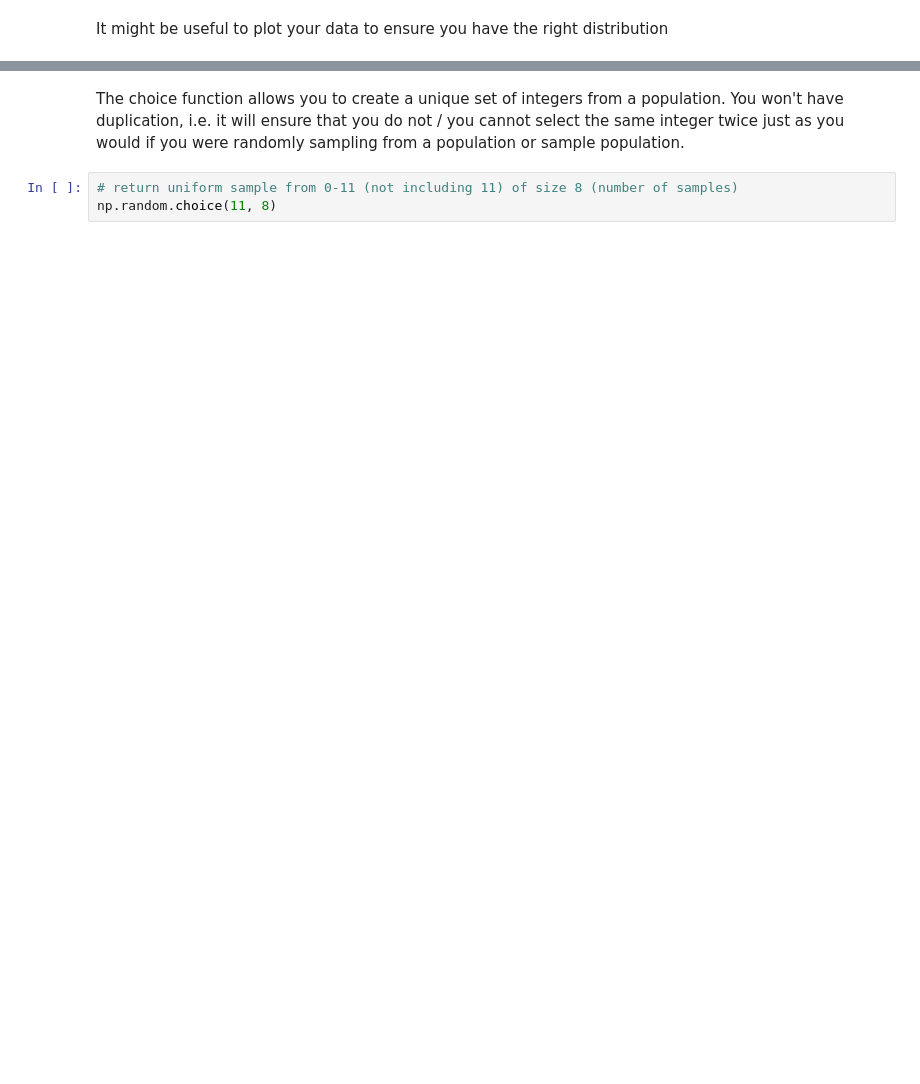
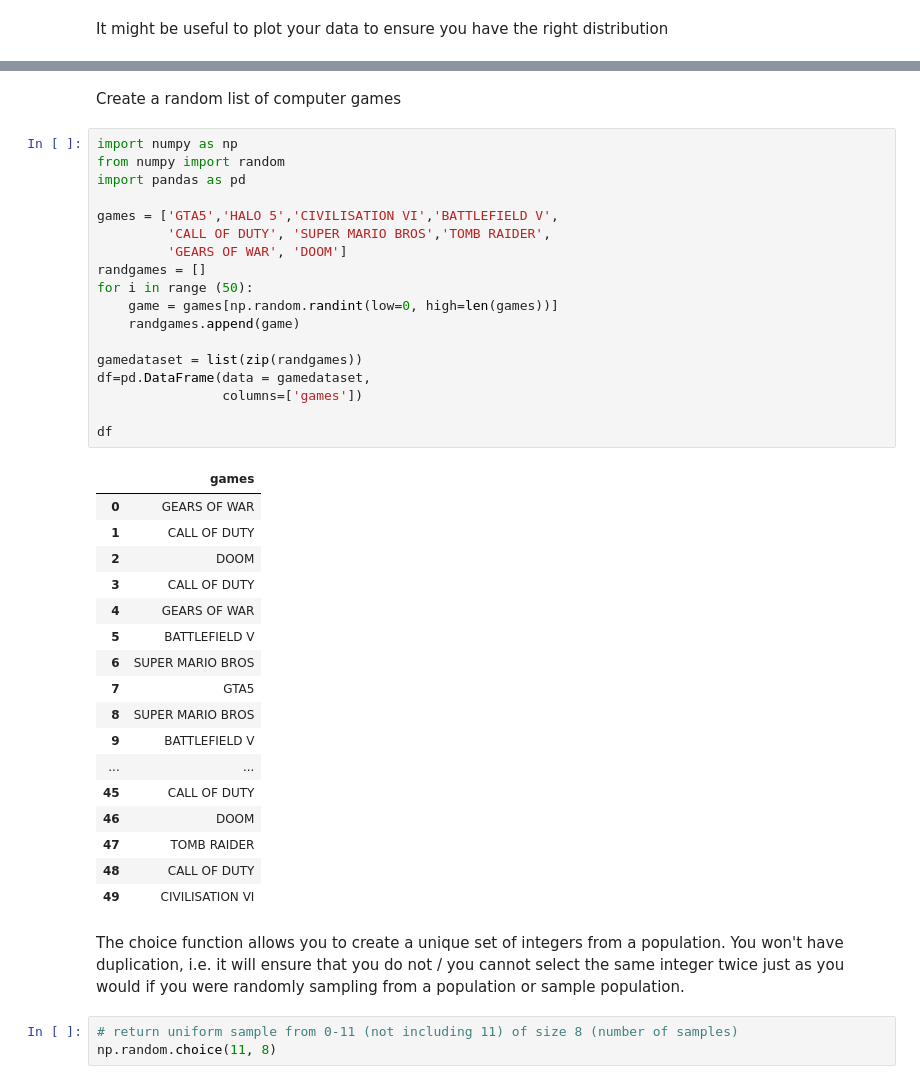
Before and after one commit to andreroche/numpy-random, a Jupyter notebook: numpy.random exploration.ipynb, the cells around one changed output, grey strips where cells are left out. Cells and saved outputs as stored; diff of their text form; blank space fills up the shorter version.

Commit message:
added permutations, shuffle and changed randint to a better example

```diff
--- a/numpy.random exploration.ipynb
+++ b/numpy.random exploration.ipynb
@@ -96,3 +102,41 @@ print("Data distributions from functions within the numPy.random package")
+# %% [markdown]
+Create a random list of computer games
+# %%
+import numpy as np
+from numpy import random
+import pandas as pd
+
+games = ['GTA5','HALO 5','CIVILISATION VI','BATTLEFIELD V',
+         'CALL OF DUTY', 'SUPER MARIO BROS','TOMB RAIDER',
+         'GEARS OF WAR', 'DOOM']
+randgames = []
+for i in range (50):
+    game = games[np.random.randint(low=0, high=len(games))]
+    randgames.append(game)
+
+gamedataset = list(zip(randgames))
+df=pd.DataFrame(data = gamedataset,
+                columns=['games'])
+
+df
+# %% [output]
+|  | games |
+| 0 | GEARS OF WAR |
+| 1 | CALL OF DUTY |
+| 2 | DOOM |
+| 3 | CALL OF DUTY |
+| 4 | GEARS OF WAR |
+| 5 | BATTLEFIELD V |
+| 6 | SUPER MARIO BROS |
+| 7 | GTA5 |
+| 8 | SUPER MARIO BROS |
+| 9 | BATTLEFIELD V |
+| ... | ... |
+| 45 | CALL OF DUTY |
+| 46 | DOOM |
+| 47 | TOMB RAIDER |
+| 48 | CALL OF DUTY |
+| 49 | CIVILISATION VI |
 # %% [markdown]
 The choice function allows you to create a unique set of integers from a population. You won't have duplication, i.e. it will ensure that you do not / you cannot select the same integer twice just as you would if you were randomly sampling from a population or sample population.
 # %%
```
Also changed, not shown: parts of 23 cells of this notebook.
